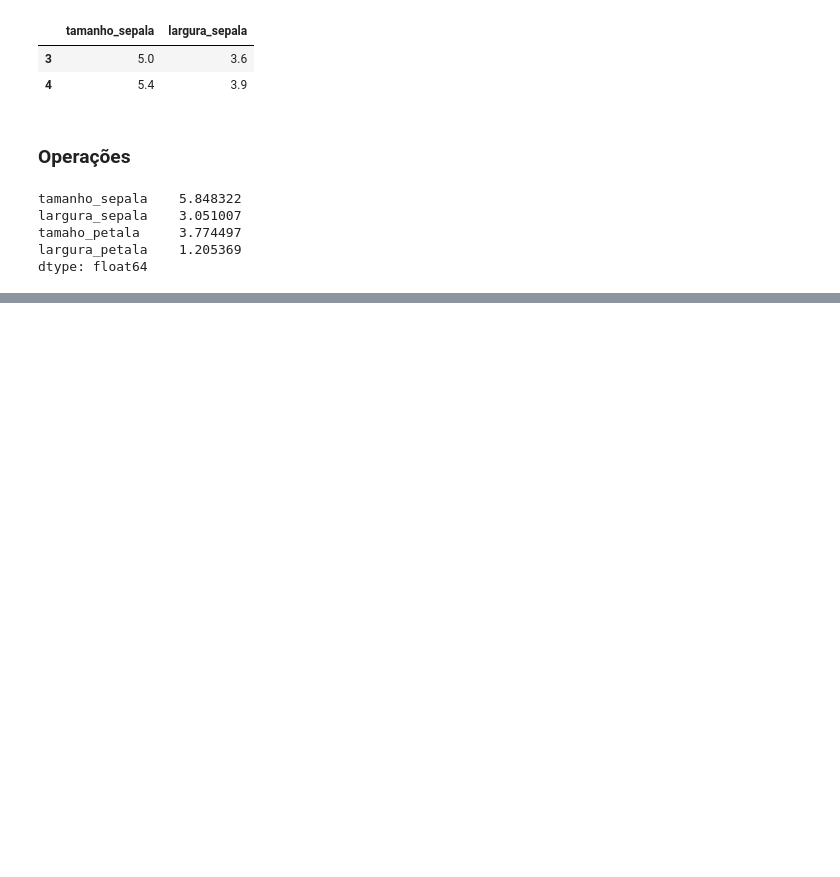
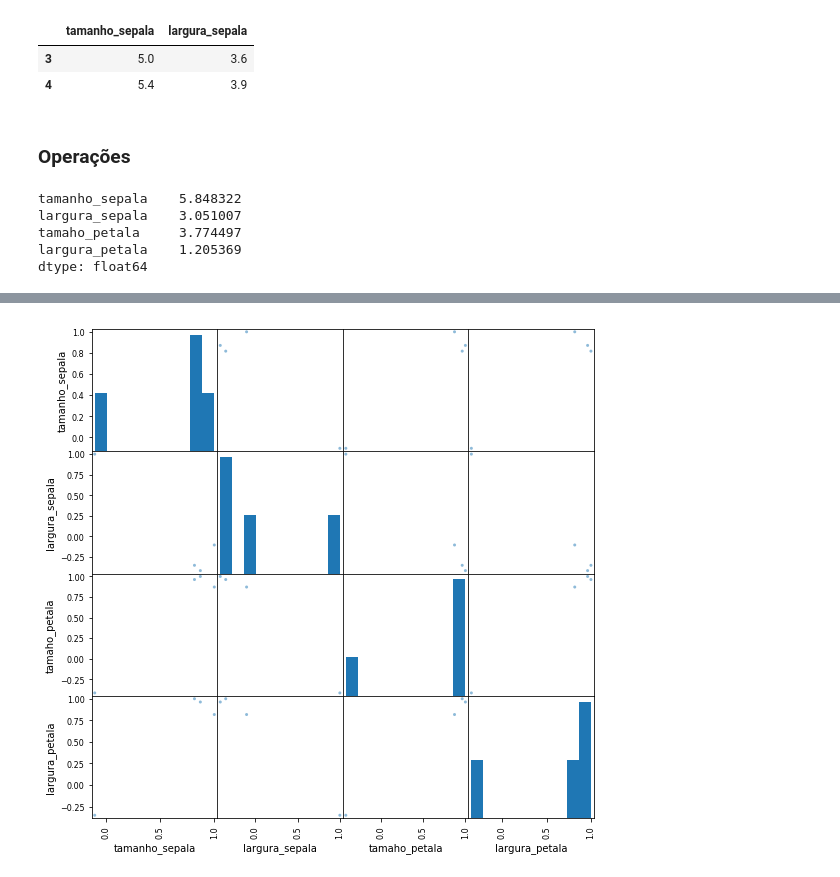
Before and after one commit to ciencia-de-dados-pratica/praticas, a Jupyter notebook: praticas/tutorial-pandas.ipynb, the cells around one changed output, grey strips where cells are left out. Saved outputs shown, nothing was run; the diff lists cells and outputs as text; code cells hidden in the pictures; blank space fills up the shorter version.

```diff
--- a/praticas/tutorial-pandas.ipynb
+++ b/praticas/tutorial-pandas.ipynb
@@ -395,0 +437,4 @@ dtype: float64
+# %%
+pd.tools.plotting.scatter_matrix(correlacao, figsize=(9,9));
+# %% [output]
+[figure, added]
```
Also changed, not shown: parts of 6 cells of this notebook, 1 other file.
